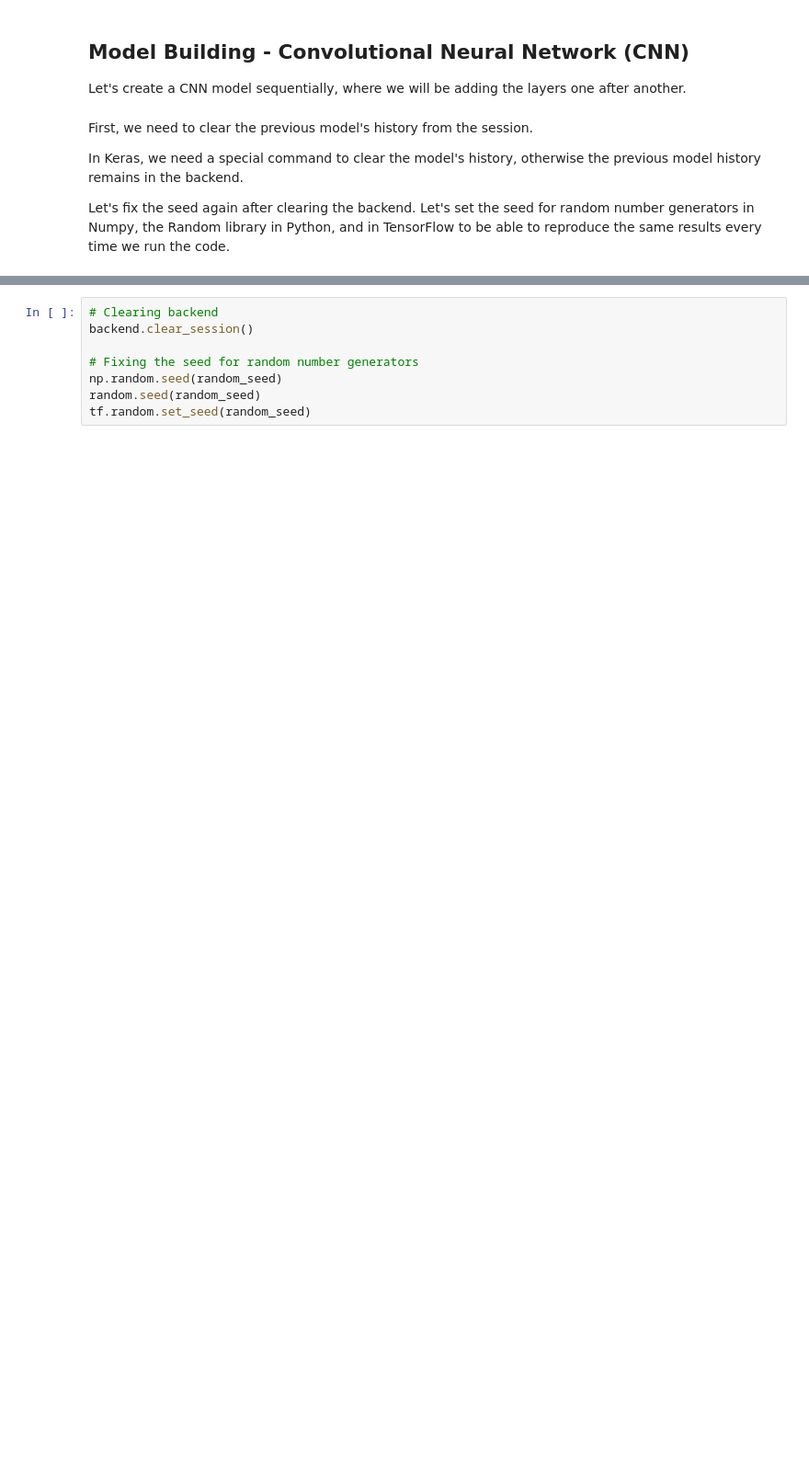
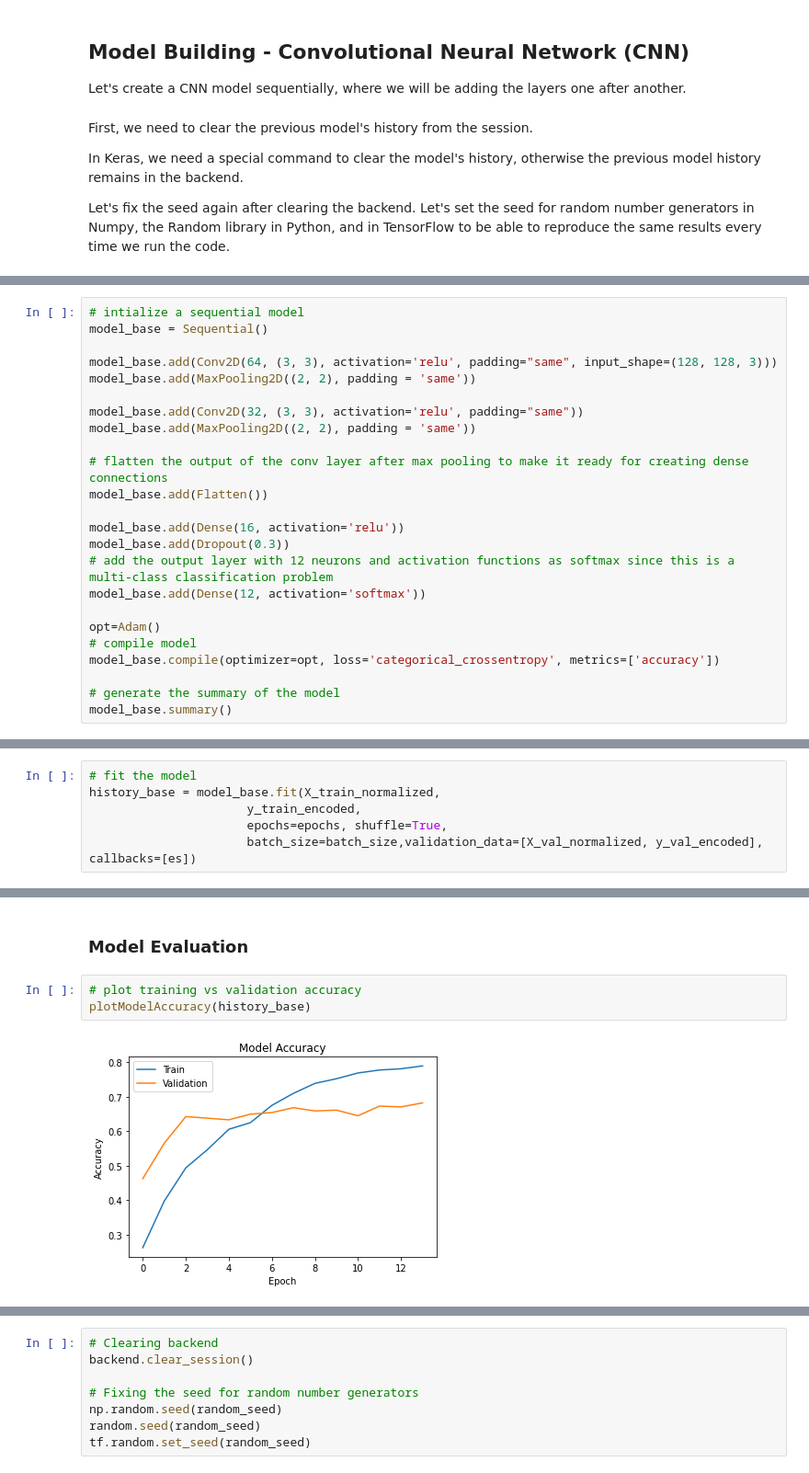
Before and after one commit to prp021/hello-world, a Jupyter notebook: PlantsSeedlingClassification.ipynb, the cells around one changed output, grey strips where cells are left out. Shown at 92% size. Saved outputs shown, nothing was run; the diff lists cells and outputs as text; blank space fills up the shorter version.

```diff
--- a/PlantsSeedlingClassification.ipynb
+++ b/PlantsSeedlingClassification.ipynb
@@ -457,0 +484,24 @@ es = EarlyStopping(monitor='val_loss', mode='min', verbose=1, patience=5)
+# %%
+# intialize a sequential model
+model_base = Sequential()
+
+model_base.add(Conv2D(64, (3, 3), activation='relu', padding="same", input_shape=(128, 128, 3)))
+model_base.add(MaxPooling2D((2, 2), padding = 'same'))
+
+model_base.add(Conv2D(32, (3, 3), activation='relu', padding="same"))
+model_base.add(MaxPooling2D((2, 2), padding = 'same'))
+
+# flatten the output of the conv layer after max pooling to make it ready for creating dense connections
+model_base.add(Flatten())
+
+model_base.add(Dense(16, activation='relu'))
+model_base.add(Dropout(0.3))
+# add the output layer with 12 neurons and activation functions as softmax since this is a multi-class classification problem
+model_base.add(Dense(12, activation='softmax'))
+
+opt=Adam()
+# compile model
+model_base.compile(optimizer=opt, loss='categorical_crossentropy', metrics=['accuracy'])
+
+# generate the summary of the model
+model_base.summary()
@@ -457,0 +528,6 @@ es = EarlyStopping(monitor='val_loss', mode='min', verbose=1, patience=5)
+# %%
+# fit the model
+history_base = model_base.fit(X_train_normalized,
+                      y_train_encoded,
+                      epochs=epochs, shuffle=True,
+                      batch_size=batch_size,validation_data=[X_val_normalized, y_val_encoded], callbacks=[es])
@@ -457,0 +552,7 @@ es = EarlyStopping(monitor='val_loss', mode='min', verbose=1, patience=5)
+# %% [markdown]
+### Model Evaluation
+# %%
+# plot training vs validation accuracy
+plotModelAccuracy(history_base)
+# %% [output]
+[figure, added]
```
Also changed, not shown: parts of 216 cells of this notebook.
